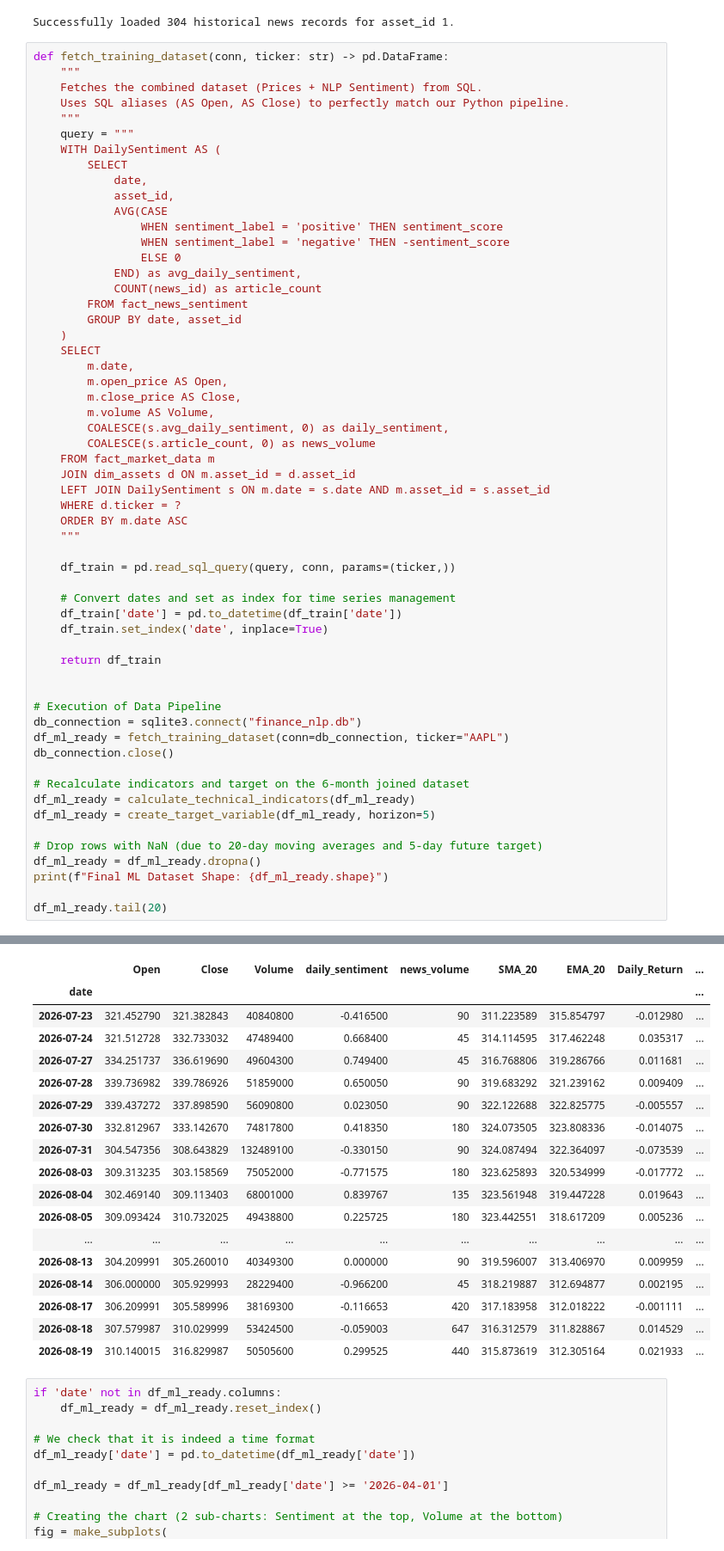
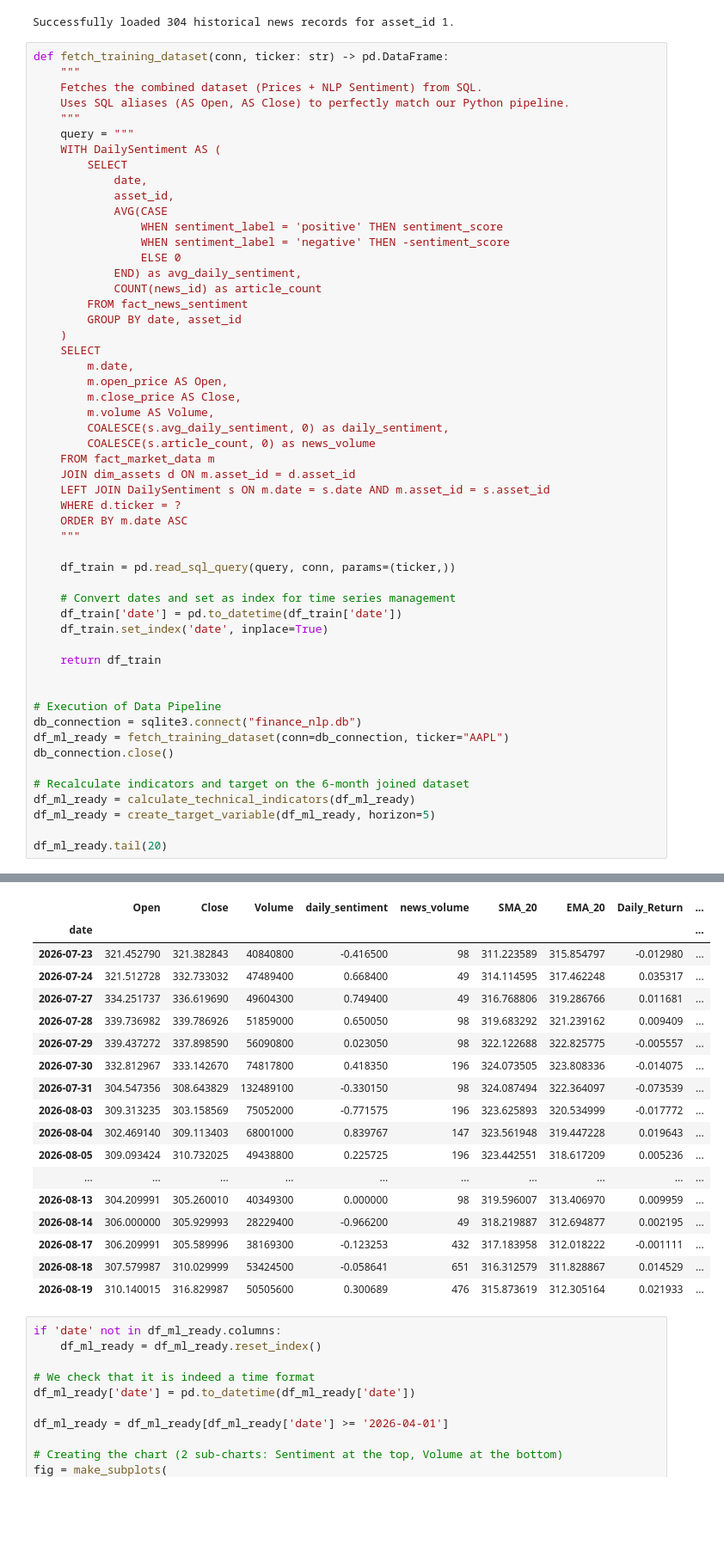
Before and after one commit to EnzoL987/Projet_Finance_NLP, a Jupyter notebook: Notebooks/01_exploration_yfinance_newsapi.ipynb, the cells around one changed output, grey strips where cells are left out. Shown at 86% size. Drawn from its saved outputs; the diff is of its cells as text; blank space fills up the shorter version.

```diff
--- a/Notebooks/01_exploration_yfinance_newsapi.ipynb
+++ b/Notebooks/01_exploration_yfinance_newsapi.ipynb
@@ -797,9 +796,5 @@ db_connection.close()
 df_ml_ready = calculate_technical_indicators(df_ml_ready)
 df_ml_ready = create_target_variable(df_ml_ready, horizon=5)
 
-# Drop rows with NaN (due to 20-day moving averages and 5-day future target)
-df_ml_ready = df_ml_ready.dropna()
-print(f"Final ML Dataset Shape: {df_ml_ready.shape}")
-
 df_ml_ready.tail(20)
 # %% [output]
@@ -807,21 +801,21 @@ Final ML Dataset Shape: (105, 12)
 |  | Open | Close | Volume | daily_sentiment | news_volume | SMA_20 | EMA_20 | Daily_Return | ... |
 | date |  |  |  |  |  |  |  |  | ... |
-| 2026-07-23 | 321.452790 | 321.382843 | 40840800 | -0.416500 | 90 | 311.223589 | 315.854797 | -0.012980 | ... |
-| 2026-07-24 | 321.512728 | 332.733032 | 47489400 | 0.668400 | 45 | 314.114595 | 317.462248 | 0.035317 | ... |
-| 2026-07-27 | 334.251737 | 336.619690 | 49604300 | 0.749400 | 45 | 316.768806 | 319.286766 | 0.011681 | ... |
-| 2026-07-28 | 339.736982 | 339.786926 | 51859000 | 0.650050 | 90 | 319.683292 | 321.239162 | 0.009409 | ... |
-| 2026-07-29 | 339.437272 | 337.898590 | 56090800 | 0.023050 | 90 | 322.122688 | 322.825775 | -0.005557 | ... |
-| 2026-07-30 | 332.812967 | 333.142670 | 74817800 | 0.418350 | 180 | 324.073505 | 323.808336 | -0.014075 | ... |
-| 2026-07-31 | 304.547356 | 308.643829 | 132489100 | -0.330150 | 90 | 324.087494 | 322.364097 | -0.073539 | ... |
-| 2026-08-03 | 309.313235 | 303.158569 | 75052000 | -0.771575 | 180 | 323.625893 | 320.534999 | -0.017772 | ... |
-| 2026-08-04 | 302.469140 | 309.113403 | 68001000 | 0.839767 | 135 | 323.561948 | 319.447228 | 0.019643 | ... |
-| 2026-08-05 | 309.093424 | 310.732025 | 49438800 | 0.225725 | 180 | 323.442551 | 318.617209 | 0.005236 | ... |
+| 2026-07-23 | 321.452790 | 321.382843 | 40840800 | -0.416500 | 98 | 311.223589 | 315.854797 | -0.012980 | ... |
+| 2026-07-24 | 321.512728 | 332.733032 | 47489400 | 0.668400 | 49 | 314.114595 | 317.462248 | 0.035317 | ... |
+| 2026-07-27 | 334.251737 | 336.619690 | 49604300 | 0.749400 | 49 | 316.768806 | 319.286766 | 0.011681 | ... |
+| 2026-07-28 | 339.736982 | 339.786926 | 51859000 | 0.650050 | 98 | 319.683292 | 321.239162 | 0.009409 | ... |
+| 2026-07-29 | 339.437272 | 337.898590 | 56090800 | 0.023050 | 98 | 322.122688 | 322.825775 | -0.005557 | ... |
+| 2026-07-30 | 332.812967 | 333.142670 | 74817800 | 0.418350 | 196 | 324.073505 | 323.808336 | -0.014075 | ... |
+| 2026-07-31 | 304.547356 | 308.643829 | 132489100 | -0.330150 | 98 | 324.087494 | 322.364097 | -0.073539 | ... |
+| 2026-08-03 | 309.313235 | 303.158569 | 75052000 | -0.771575 | 196 | 323.625893 | 320.534999 | -0.017772 | ... |
+| 2026-08-04 | 302.469140 | 309.113403 | 68001000 | 0.839767 | 147 | 323.561948 | 319.447228 | 0.019643 | ... |
+| 2026-08-05 | 309.093424 | 310.732025 | 49438800 | 0.225725 | 196 | 323.442551 | 318.617209 | 0.005236 | ... |
 | ... | ... | ... | ... | ... | ... | ... | ... | ... | ... |
-| 2026-08-13 | 304.209991 | 305.260010 | 40349300 | 0.000000 | 90 | 319.596007 | 313.406970 | 0.009959 | ... |
-| 2026-08-14 | 306.000000 | 305.929993 | 28229400 | -0.966200 | 45 | 318.219887 | 312.694877 | 0.002195 | ... |
-| 2026-08-17 | 306.209991 | 305.589996 | 38169300 | -0.116653 | 420 | 317.183958 | 312.018222 | -0.001111 | ... |
-| 2026-08-18 | 307.579987 | 310.029999 | 53424500 | -0.059003 | 647 | 316.312579 | 311.828867 | 0.014529 | ... |
-| 2026-08-19 | 310.140015 | 316.829987 | 50505600 | 0.299525 | 440 | 315.873619 | 312.305164 | 0.021933 | ... |
+| 2026-08-13 | 304.209991 | 305.260010 | 40349300 | 0.000000 | 98 | 319.596007 | 313.406970 | 0.009959 | ... |
+| 2026-08-14 | 306.000000 | 305.929993 | 28229400 | -0.966200 | 49 | 318.219887 | 312.694877 | 0.002195 | ... |
+| 2026-08-17 | 306.209991 | 305.589996 | 38169300 | -0.123253 | 432 | 317.183958 | 312.018222 | -0.001111 | ... |
+| 2026-08-18 | 307.579987 | 310.029999 | 53424500 | -0.058641 | 651 | 316.312579 | 311.828867 | 0.014529 | ... |
+| 2026-08-19 | 310.140015 | 316.829987 | 50505600 | 0.300689 | 476 | 315.873619 | 312.305164 | 0.021933 | ... |
 # %%
 if 'date' not in df_ml_ready.columns:
     df_ml_ready = df_ml_ready.reset_index()
```
Also changed, not shown: parts of 28 cells of this notebook, 1 other file.
